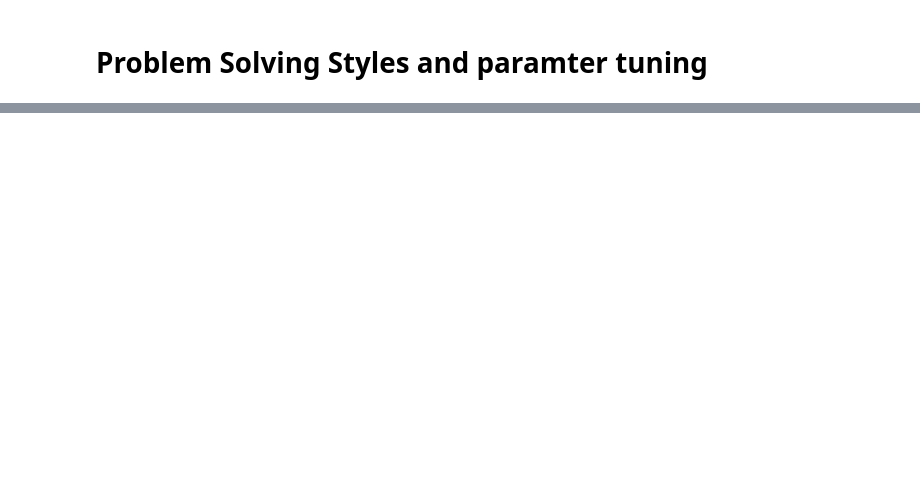
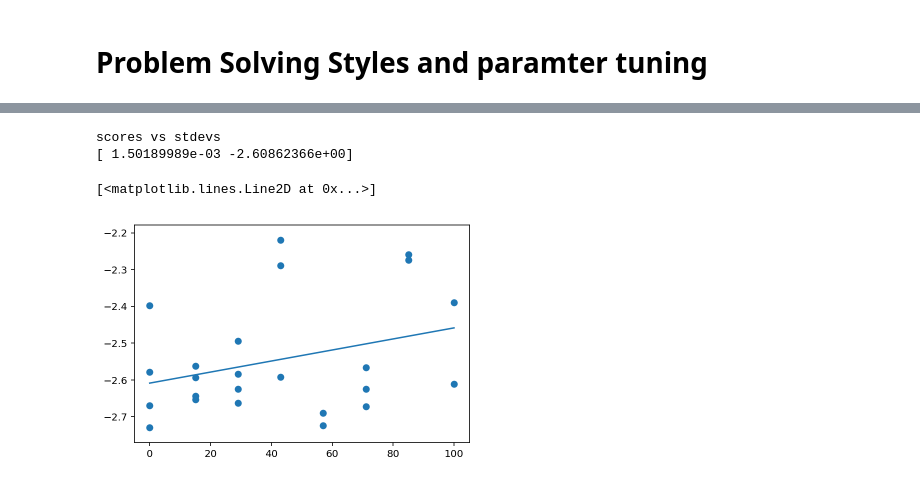
Before and after one commit to sammlapp/SAE_ABM, a Jupyter notebook: Chicago.ipynb, the cells around one changed output, grey strips where cells are left out. Cells and saved outputs as stored; diff of their text form; code cells hidden in the pictures; blank space fills up the shorter version.

```diff
--- a/Chicago.ipynb
+++ b/Chicago.ipynb
@@ -2213,11 +1877,15 @@ plt.savefig("./figs/subteamsharing"+str(timer.time())+".pdf")
 tMeans = []
 tSds = []
 tScores = []
+tRanges = []
+tMeetings = []
 for t in allTeamObjects:
     kais = [a.kai.KAI for a in t.agents]
     tMeans.append(np.mean(kais))
+    tRanges.append(np.max(kais)-np.min(kais))
     tSds.append(np.std(kais))
     tScores.append(t.getBestScore())
+    tMeetings.append(t.nMeetings)
 # %%
 plt.scatter(tMeans,tScores)
 p=np.polyfit(tMeans,tScores,1)
@@ -2239,3 +1904,0 @@ savedTeamsSharing = cp(allTeamObjects)
-# %%
-for t in savedTeamsSharing:
-    for a in t.agents
@@ -2241,0 +1999,13 @@ for t in savedTeamsSharing:
+# %%
+plt.scatter(tRanges,tScores)
+p=np.polyfit(tRanges,tScores,1)
+print("scores vs stdevs")
+print(p)
+f = np.poly1d(p)
+x = np.linspace(min(tRanges),max(tRanges),100)
+plt.plot(x,f(x))
+# %% [output]
+scores vs stdevs
+[ 1.50189989e-03 -2.60862366e+00]
+[<matplotlib.lines.Line2D at 0x...>]
+[figure, added]
```
Also changed, not shown: parts of 89 cells of this notebook.
